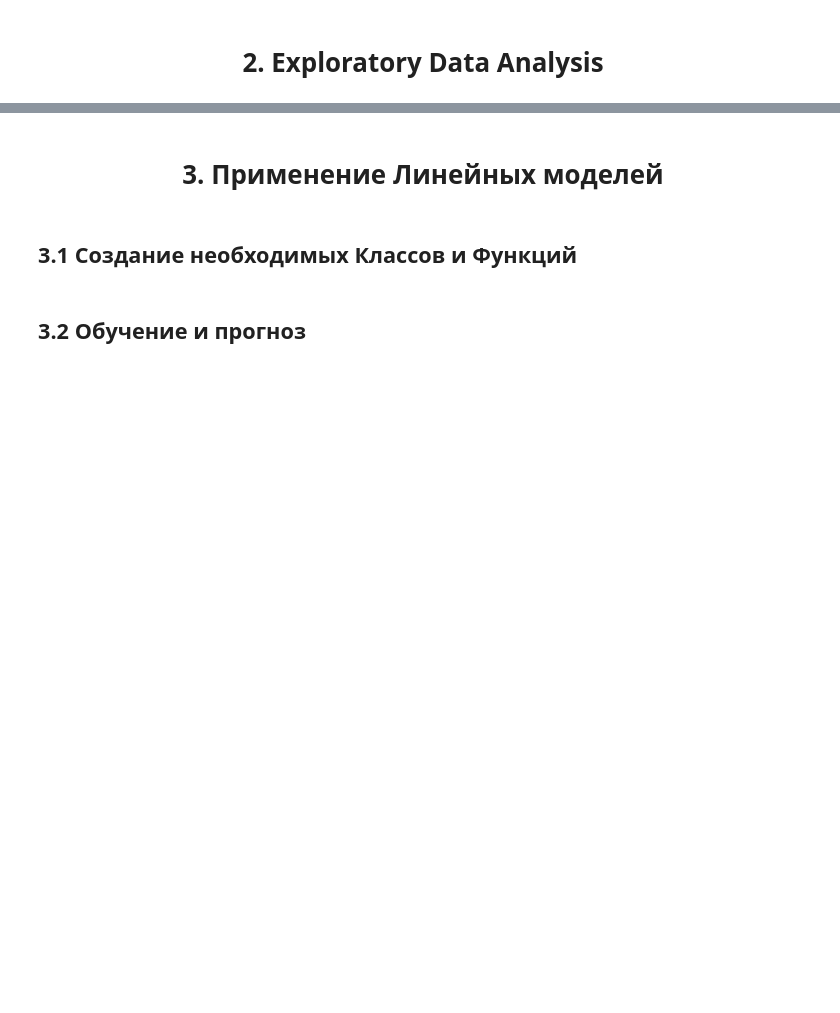
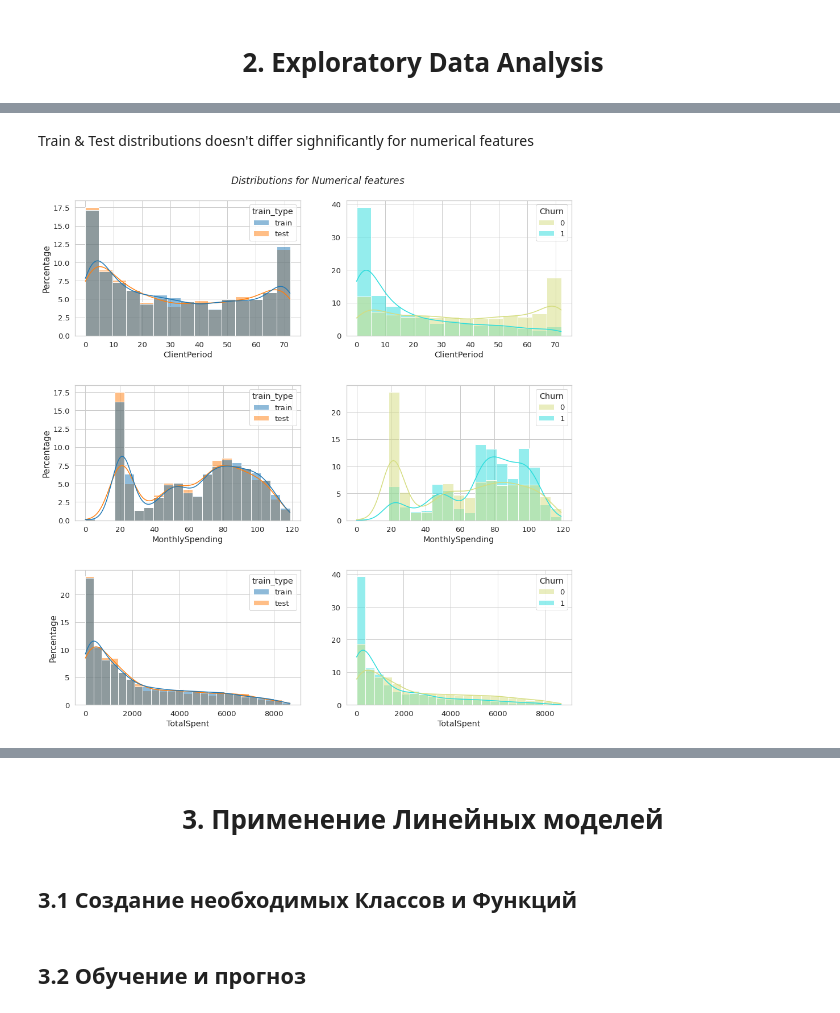
Before and after one commit to EuMentality/competitions, a Jupyter notebook: churn_telecom_prediction/EDA.ipynb, the cells around one changed output, grey strips where cells are left out. Drawn from its saved outputs; the diff is of its cells as text; code cells hidden in the pictures; blank space fills up the shorter version.

```diff
--- a/churn_telecom_prediction/EDA.ipynb
+++ b/churn_telecom_prediction/EDA.ipynb
@@ -383,0 +214,2 @@ sns.scatterplot(x='tsne_1', y='tsne_2', hue='Label', palette = 'deep', data=tsne
+# %%
+train = train.drop_duplicates()
@@ -383,0 +226,3 @@ sns.scatterplot(x='tsne_1', y='tsne_2', hue='Label', palette = 'deep', data=tsne
+# %%
+indexes_without_noise_clients = set(train.drop('Churn', axis=1).drop_duplicates(keep=False).index)
+train = train.loc[indexes_without_noise_clients,:]
@@ -383,0 +264,7 @@ sns.scatterplot(x='tsne_1', y='tsne_2', hue='Label', palette = 'deep', data=tsne
+# %%
+train_na_indexes = train[train['TotalSpent'].isna()].index
+test_na_indexes = test[test['TotalSpent'].isna()].index
+train.loc[train_na_indexes,'TotalSpent'] = 0
+train.loc[train_na_indexes,'MonthlySpending'] = 0
+test.loc[test_na_indexes,'TotalSpent'] = 0
+test.loc[test_na_indexes,'MonthlySpending'] = 0
@@ -383,0 +294,19 @@ sns.scatterplot(x='tsne_1', y='tsne_2', hue='Label', palette = 'deep', data=tsne
+# %% [markdown]
+Train & Test distributions doesn't differ sighnificantly for numerical features
+# %%
+train_2 = train.drop('Churn', axis=1).copy()
+train_2['train_type'] = 'train'
+test_2 = test.copy()
+test_2['train_type'] = 'test'
+data = pd.concat([train_2,test_2], ignore_index=True)
+# %%
+fig, axes = plt.subplots(len(num_cols), 2, figsize=(13, 13))
+fig.tight_layout(w_pad=4, h_pad=6)
+fig.suptitle(r'$Distributions\ for\ Numerical\ features$', y=1.03, fontsize=17)
+for i, feature in enumerate(num_cols):
+    sns.histplot(data=data, x=feature, kde=True, hue='train_type', palette='tab10', ax=axes[i,0], stat='percent', common_norm=False)
+    sns.histplot(data=train, x=feature, kde=True, hue='Churn', palette='rainbow_r', ax=axes[i,1], stat='percent', common_norm=False)
+    axes[i,0].set_ylabel('Percentage', fontsize=15)
+    axes[i,1].set_ylabel('')
+# %% [output]
+[figure, added]
```
Also changed, not shown: parts of 96 cells of this notebook.
